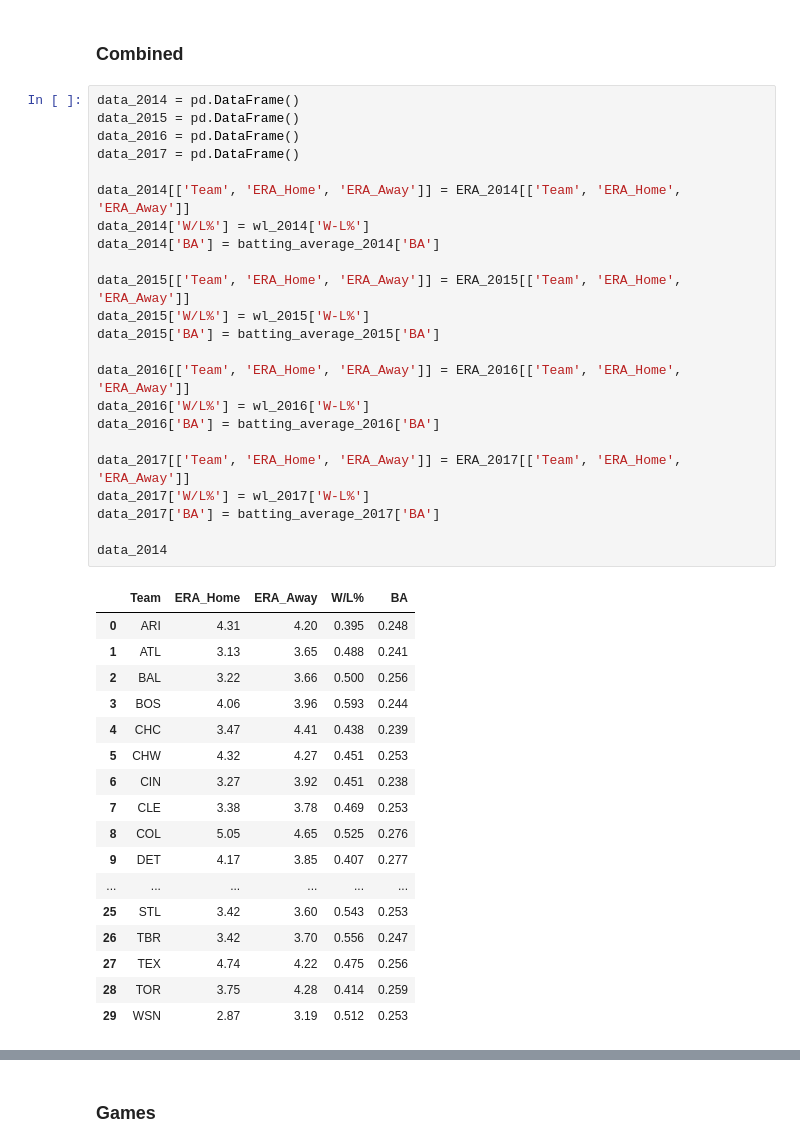
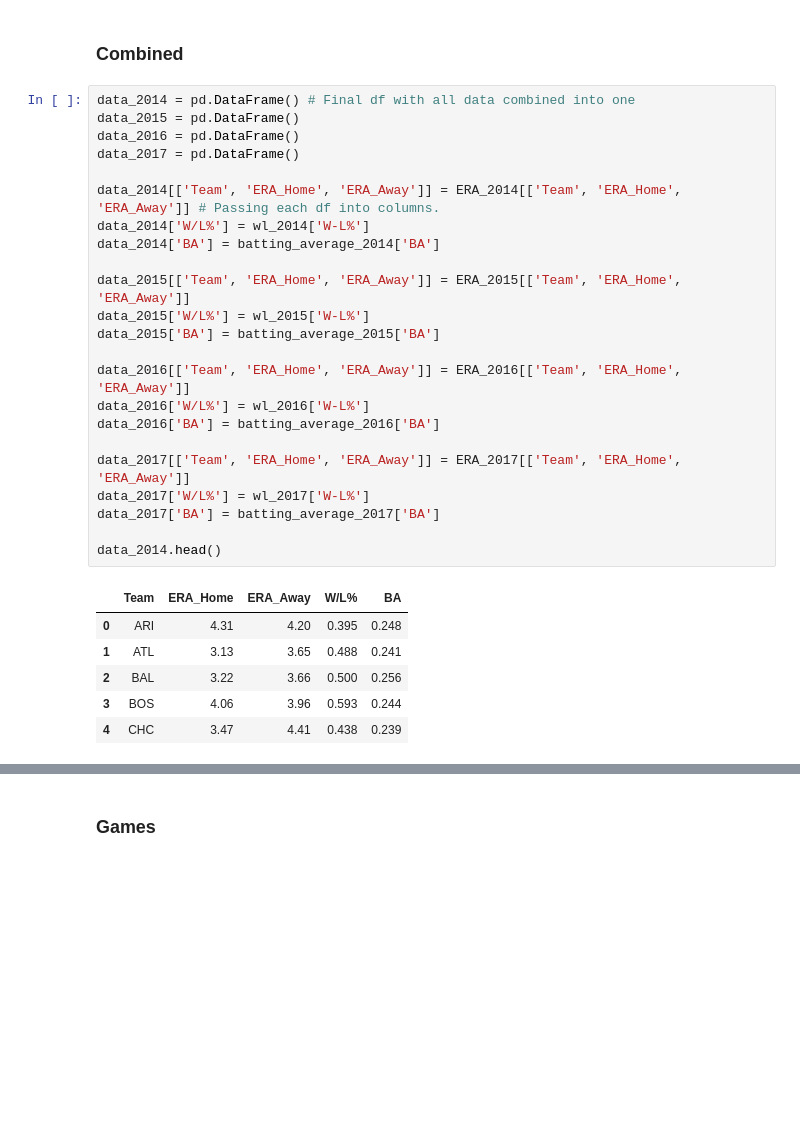
Before and after one commit to nicholas-greger/astros-project, a Jupyter notebook: Model/Predictive Modeling.ipynb, the cells around one changed output, grey strips where cells are left out. Cells and saved outputs as stored; diff of their text form; blank space fills up the shorter version.

```diff
--- a/Model/Predictive Modeling.ipynb
+++ b/Model/Predictive Modeling.ipynb
@@ -182,43 +149,32 @@ batting_average_2014
 # %% [markdown]
 ### Combined
 # %%
-data_2014 = pd.DataFrame()
+data_2014 = pd.DataFrame() # Final df with all data combined into one
 data_2015 = pd.DataFrame()
 data_2016 = pd.DataFrame()
 data_2017 = pd.DataFrame()
 
-data_2014[['Team', 'ERA_Home', 'ERA_Away']] = ERA_2014[['Team', 'ERA_Home', 'ERA_Away']]
+data_2014[['Team', 'ERA_Home', 'ERA_Away']] = ERA_2014[['Team', 'ERA_Home', 'ERA_Away']] # Passing each df into columns.
 data_2014['W/L%'] = wl_2014['W-L%']
 data_2014['BA'] = batting_average_2014['BA']
 
 data_2015[['Team', 'ERA_Home', 'ERA_Away']] = ERA_2015[['Team', 'ERA_Home', 'ERA_Away']]
 data_2015['W/L%'] = wl_2015['W-L%']
 data_2015['BA'] = batting_average_2015['BA']
 
 data_2016[['Team', 'ERA_Home', 'ERA_Away']] = ERA_2016[['Team', 'ERA_Home', 'ERA_Away']]
 data_2016['W/L%'] = wl_2016['W-L%']
 data_2016['BA'] = batting_average_2016['BA']
 
 data_2017[['Team', 'ERA_Home', 'ERA_Away']] = ERA_2017[['Team', 'ERA_Home', 'ERA_Away']]
 data_2017['W/L%'] = wl_2017['W-L%']
 data_2017['BA'] = batting_average_2017['BA']
 
-data_2014
+data_2014.head()
 # %% [output]
 |  | Team | ERA_Home | ERA_Away | W/L% | BA |
 | 0 | ARI | 4.31 | 4.20 | 0.395 | 0.248 |
 | 1 | ATL | 3.13 | 3.65 | 0.488 | 0.241 |
 | 2 | BAL | 3.22 | 3.66 | 0.500 | 0.256 |
 | 3 | BOS | 4.06 | 3.96 | 0.593 | 0.244 |
 | 4 | CHC | 3.47 | 4.41 | 0.438 | 0.239 |
-| 5 | CHW | 4.32 | 4.27 | 0.451 | 0.253 |
-| 6 | CIN | 3.27 | 3.92 | 0.451 | 0.238 |
-| 7 | CLE | 3.38 | 3.78 | 0.469 | 0.253 |
-| 8 | COL | 5.05 | 4.65 | 0.525 | 0.276 |
-| 9 | DET | 4.17 | 3.85 | 0.407 | 0.277 |
-| ... | ... | ... | ... | ... | ... |
-| 25 | STL | 3.42 | 3.60 | 0.543 | 0.253 |
-| 26 | TBR | 3.42 | 3.70 | 0.556 | 0.247 |
-| 27 | TEX | 4.74 | 4.22 | 0.475 | 0.256 |
-| 28 | TOR | 3.75 | 4.28 | 0.414 | 0.259 |
-| 29 | WSN | 2.87 | 3.19 | 0.512 | 0.253 |
```
Also changed, not shown: parts of 44 cells of this notebook.
